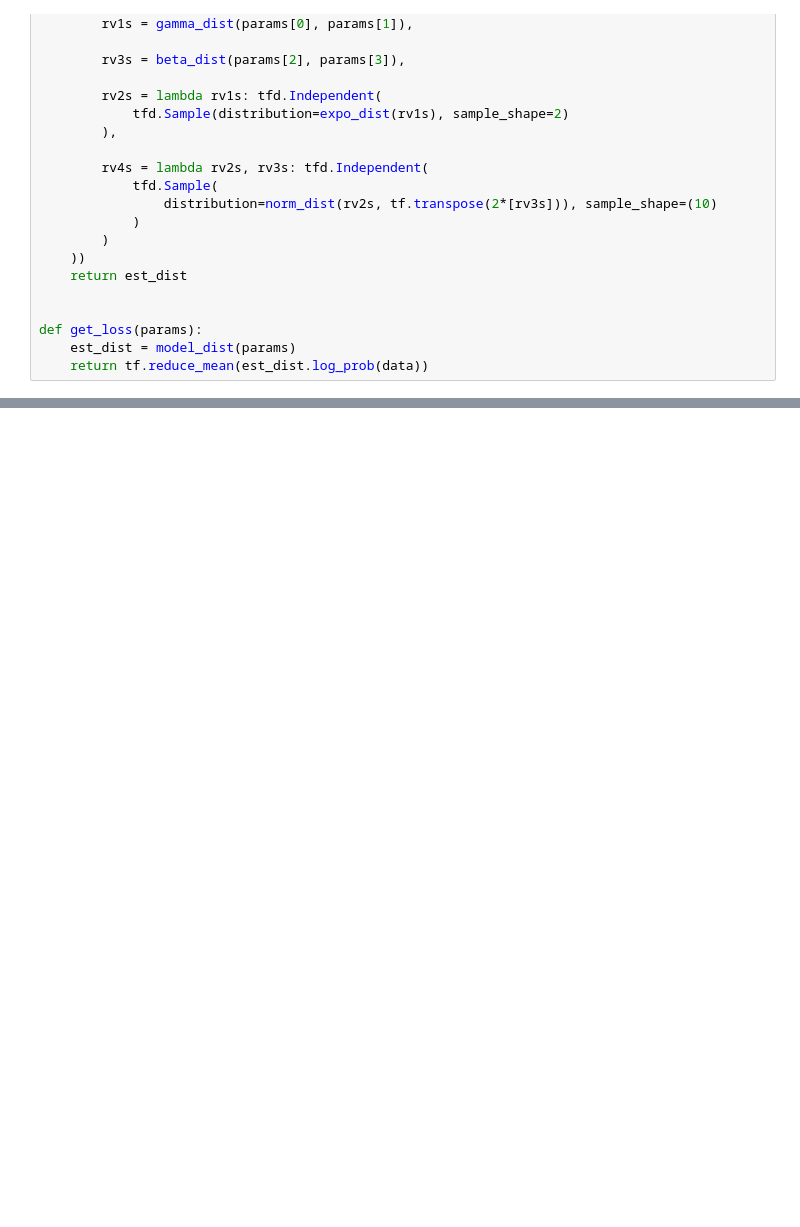
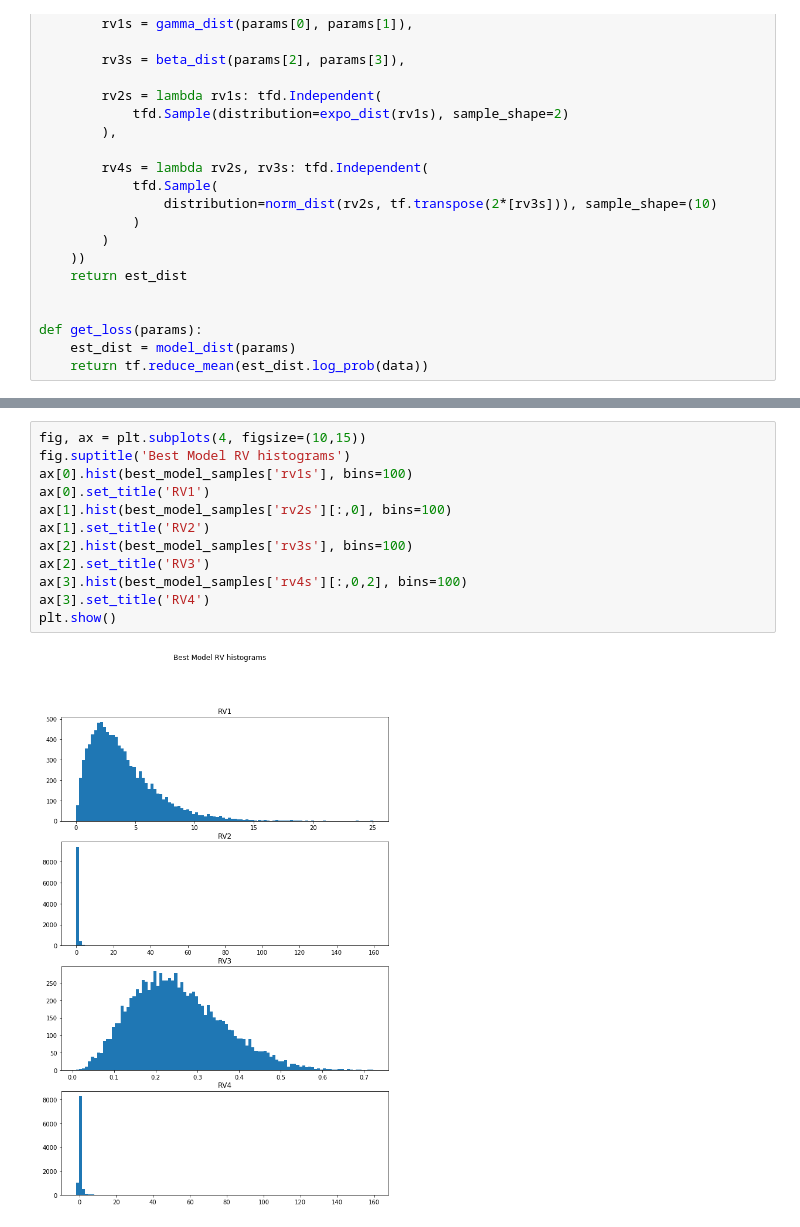
Before and after one commit to zmiller22/AM216, a Jupyter notebook: HW5/Problem 2.ipynb, the cells around one changed output, grey strips where cells are left out. Cells and saved outputs as stored; diff of their text form; blank space fills up the shorter version.

```diff
--- a/HW5/Problem 2.ipynb
+++ b/HW5/Problem 2.ipynb
@@ -345,0 +356,14 @@ best_model_samples = best_model.sample(10000)
+# %%
+fig, ax = plt.subplots(4, figsize=(10,15))
+fig.suptitle('Best Model RV histograms')
+ax[0].hist(best_model_samples['rv1s'], bins=100)
+ax[0].set_title('RV1')
+ax[1].hist(best_model_samples['rv2s'][:,0], bins=100)
+ax[1].set_title('RV2')
+ax[2].hist(best_model_samples['rv3s'], bins=100)
+ax[2].set_title('RV3')
+ax[3].hist(best_model_samples['rv4s'][:,0,2], bins=100)
+ax[3].set_title('RV4')
+plt.show()
+# %% [output]
+[figure, added]
```
Also changed, not shown: parts of 4 cells of this notebook.
